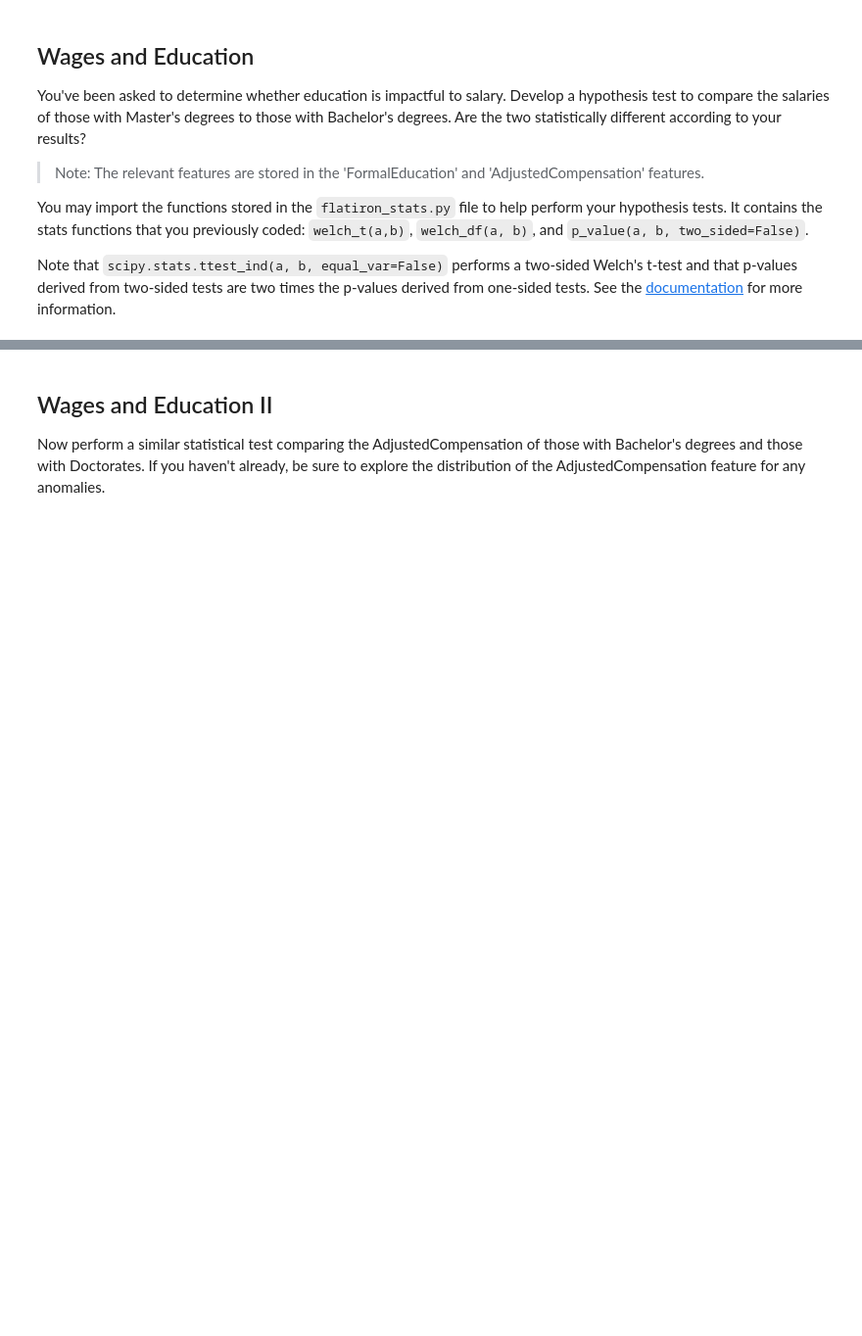
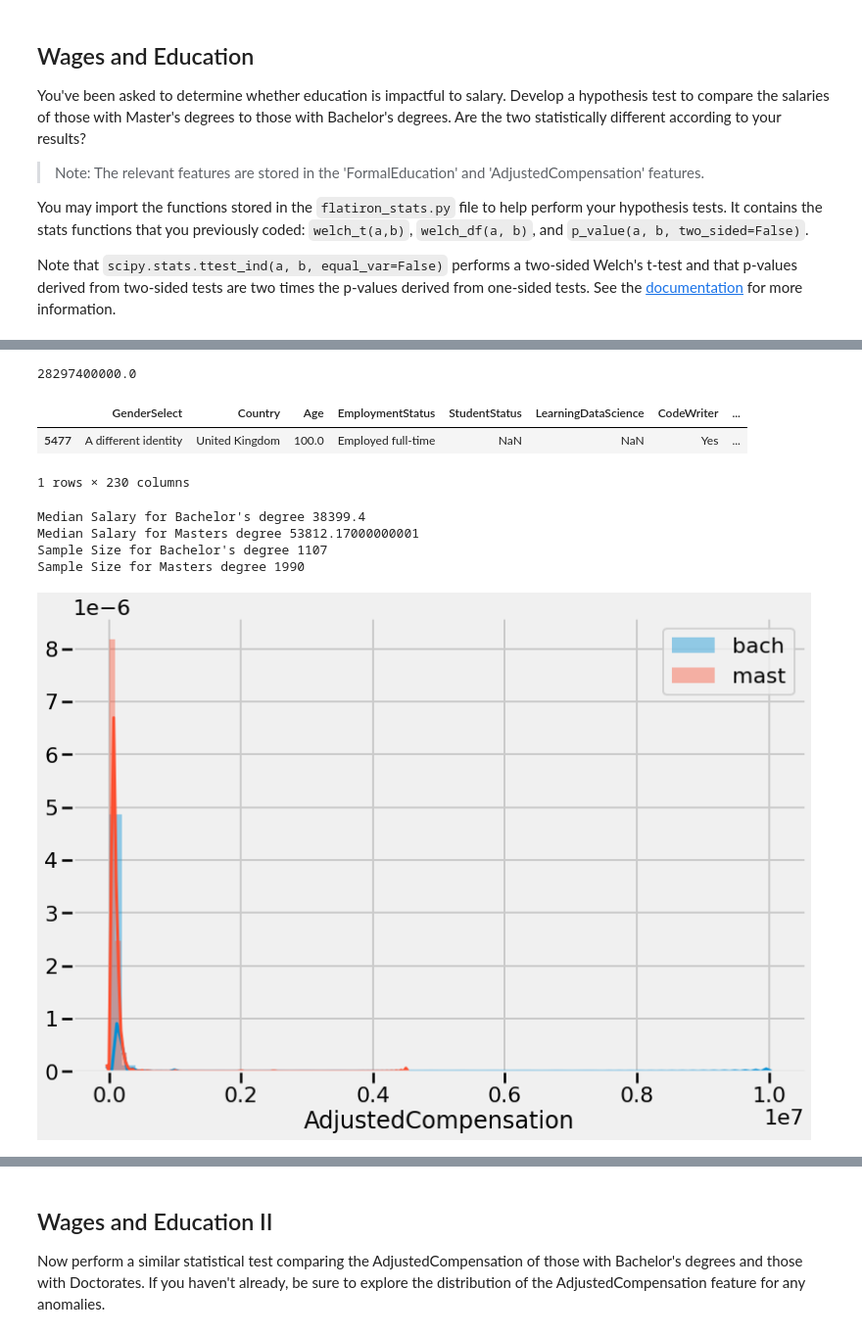
Before and after one commit to Marissa841/dsc-in-depth-ab-testing-lab, a Jupyter notebook: index.ipynb, the cells around one changed output, grey strips where cells are left out. Shown at 98% size. Saved outputs shown, nothing was run; the diff lists cells and outputs as text; code cells hidden in the pictures; blank space fills up the shorter version.

```diff
--- a/index.ipynb
+++ b/index.ipynb
@@ -20,4 +25,4 @@ import pandas as pd
 # %%
-df = pd.read_csv("multipleChoiceResponses_cleaned.csv")
-df.info()
+df = pd.read_csv("multipleChoiceResponses_cleaned.csv", encoding = 'latin1')
+df.head()
 # %% [output]
@@ -42,0 +94,36 @@ Note that `scipy.stats.ttest_ind(a, b, equal_var=False)` performs a two-sided We
+# %%
+df['AdjustedCompensation'].max()
+# %% [output]
+28297400000.0
+# %%
+df[df['AdjustedCompensation'] == df['AdjustedCompensation'].max()]
+# %% [output]
+|  | GenderSelect | Country | Age | EmploymentStatus | StudentStatus | LearningDataScience | CodeWriter | ... |
+| 5477 | A different identity | United Kingdom | 100.0 | Employed full-time | NaN | NaN | Yes | ... |
+1 rows × 230 columns
+# %%
+df_bach = df[df['FormalEducation'] == "Bachelor's degree"]['AdjustedCompensation'].copy()
+df_bach.dropna(inplace = True)
+# %%
+df_mast = df[df['FormalEducation'] == "Master's degree"]['AdjustedCompensation'].copy()
+df_mast.dropna(inplace = True)
+# %%
+print(f"Median Salary for Bachelor's degree {df_bach.median()}")
+print(f"Median Salary for Masters degree {df_mast.median()}")
+
+
+print(f"Sample Size for Bachelor's degree {len(df_bach)}")
+print(f"Sample Size for Masters degree {len(df_mast)}")
+
+with plt.style.context('fivethirtyeight'):
+    sns.set_context('poster')
+    plt.figure(figsize = (12, 8))
+    sns.distplot(df_bach, label = 'bach')
+    sns.distplot(df_mast, label = 'mast')
+    plt.legend()
+# %% [output]
+Median Salary for Bachelor's degree 38399.4
+Median Salary for Masters degree 53812.17000000001
+Sample Size for Bachelor's degree 1107
+Sample Size for Masters degree 1990
+[figure, added]
```
Also changed, not shown: parts of 30 cells of this notebook.
